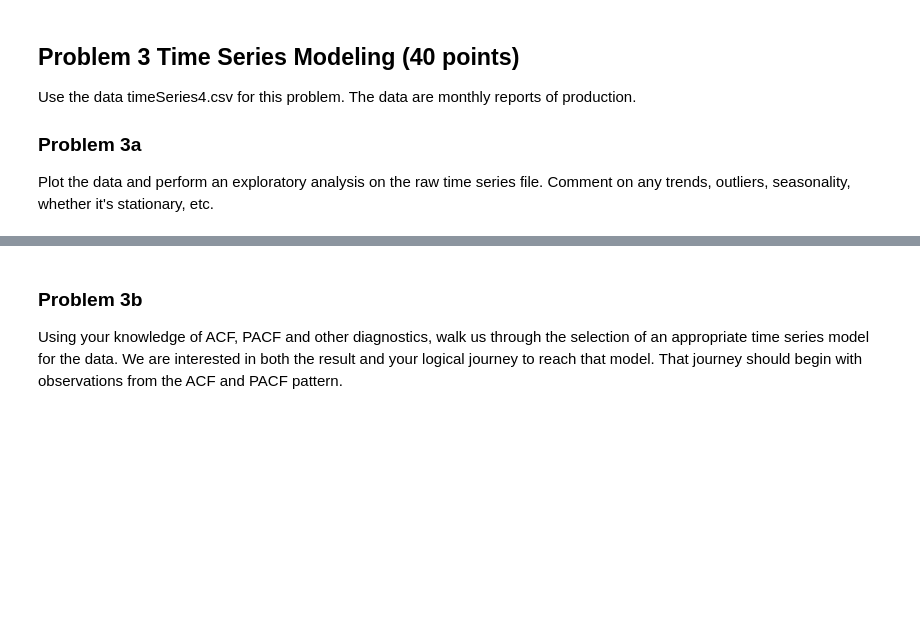
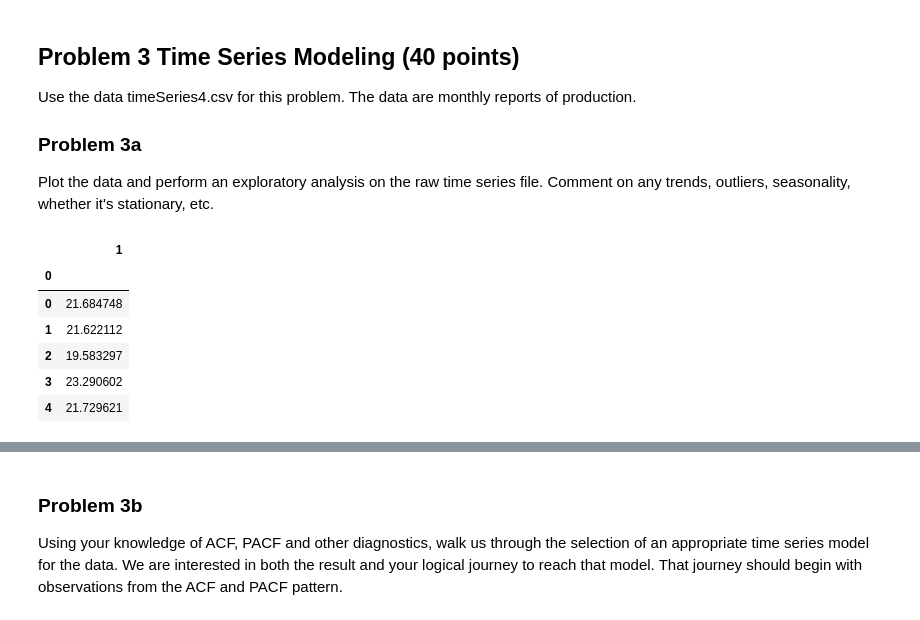
Before and after one commit to paulmattheww/Harvard-CS82-Advanced-ML, a Jupyter notebook: Assignments/HW3/HW3_2018_CSCIE82.ipynb, the cells around one changed output, grey strips where cells are left out. Cells and saved outputs as stored; diff of their text form; code cells hidden in the pictures; blank space fills up the shorter version.

```diff
--- a/Assignments/HW3/HW3_2018_CSCIE82.ipynb
+++ b/Assignments/HW3/HW3_2018_CSCIE82.ipynb
@@ -251,3 +274,15 @@ Use the data timeSeries4.csv for this problem. The data are monthly reports of p
 
 ### Problem 3a
 Plot the data and perform an exploratory analysis on the raw time series file. Comment on any trends, outliers, seasonality, whether it's stationary, etc.
+# %%
+ts_df = pd.read_csv('data/timeSeries4.csv', header=None)
+ts_df.set_index(0, inplace=True)
+ts_df.head()
+# %% [output]
+|  | 1 |
+| 0 |  |
+| 0 | 21.684748 |
+| 1 | 21.622112 |
+| 2 | 19.583297 |
+| 3 | 23.290602 |
+| 4 | 21.729621 |
```
Also changed, not shown: parts of 8 cells of this notebook, 1 other file.
